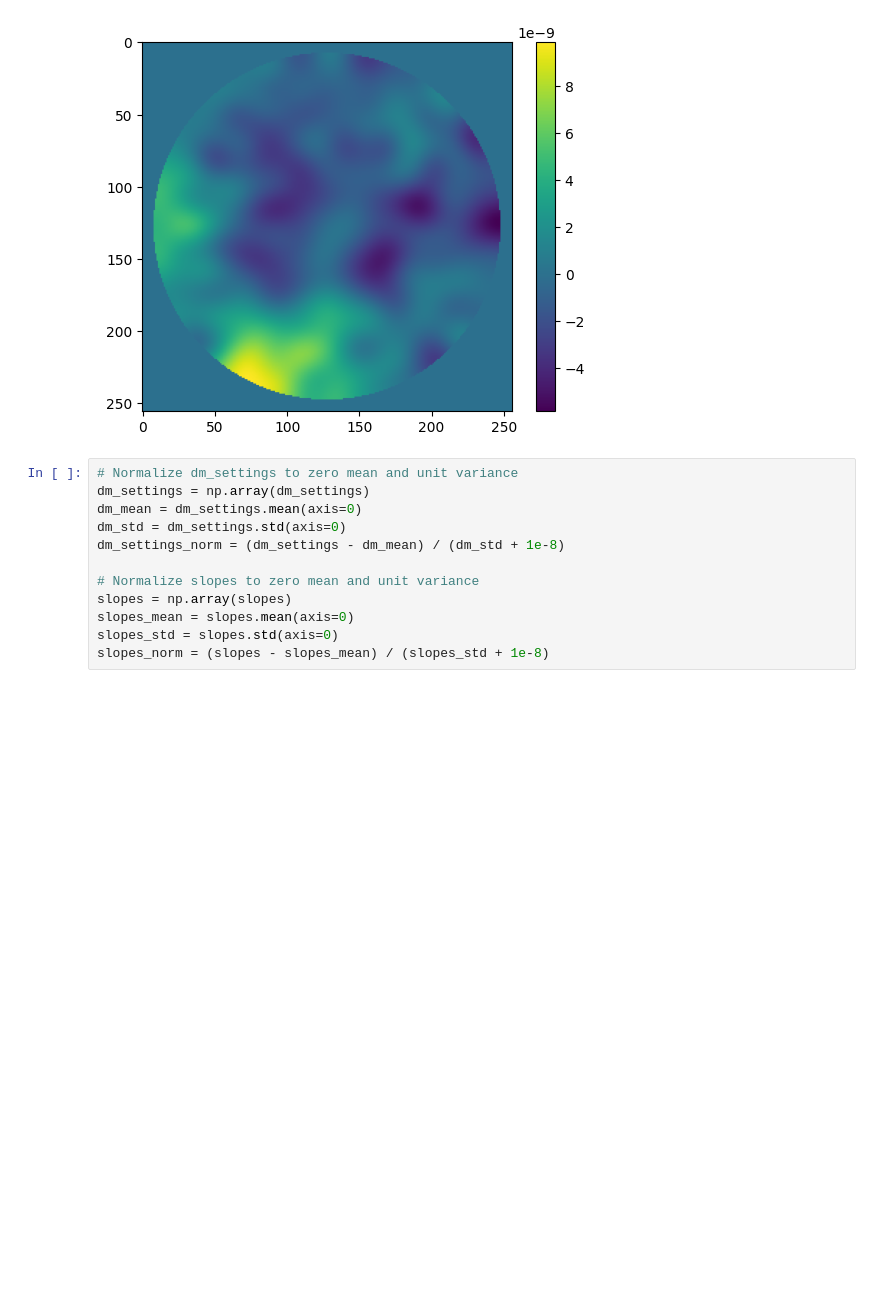
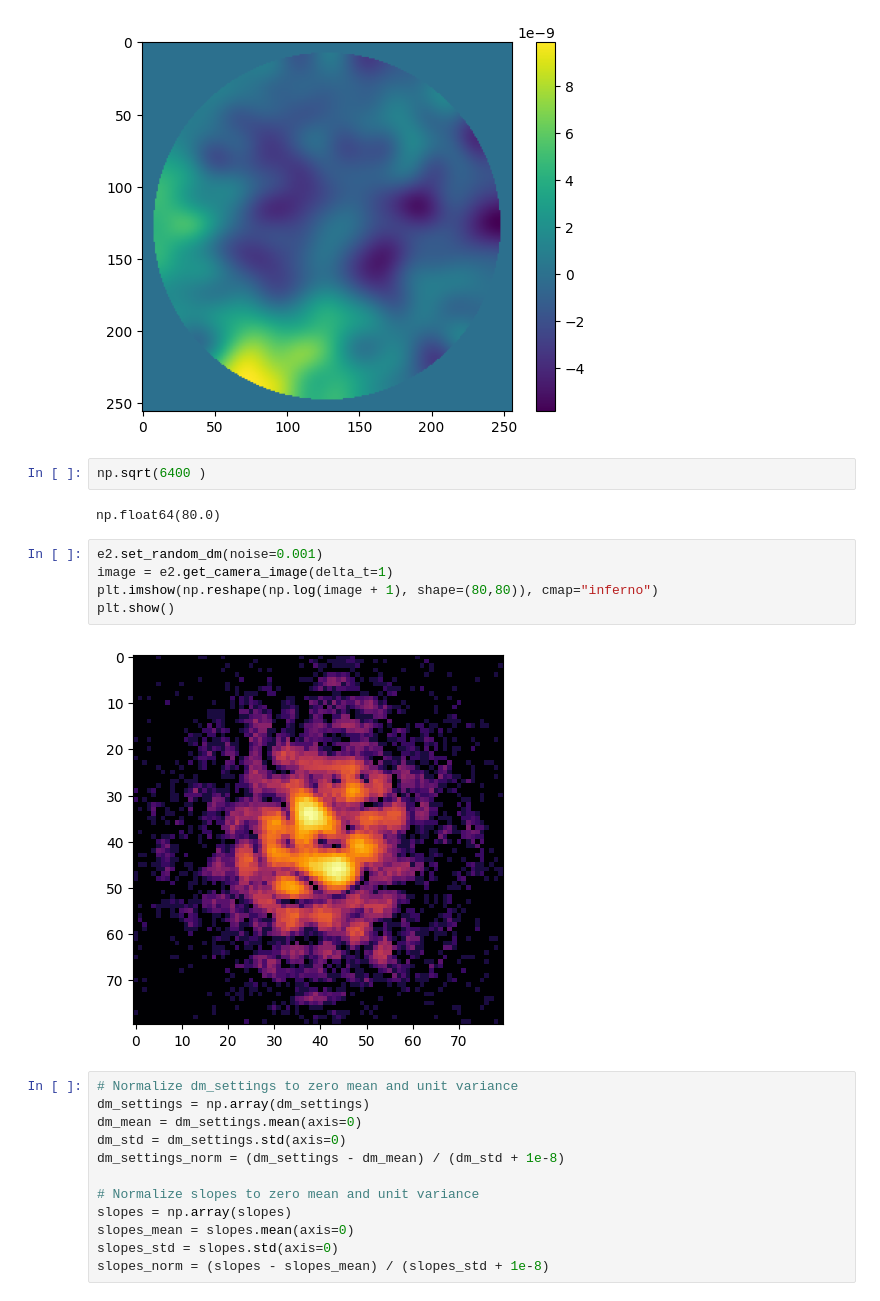
Before and after one commit to AlexeiKorolev/NASA-RL-Wavefront-Control, a Jupyter notebook: RL/data_generator.ipynb, the cells around one changed output. Cells and saved outputs as stored; diff of their text form; blank space fills up the shorter version.

```diff
--- a/RL/data_generator.ipynb
+++ b/RL/data_generator.ipynb
@@ -58,6 +58,17 @@ plt.colorbar()
 plt.show()
 # %% [output]
 [figure]
+# %%
+np.sqrt(6400 )
+# %% [output]
+np.float64(80.0)
+# %%
+e2.set_random_dm(noise=0.001)
+image = e2.get_camera_image(delta_t=1)
+plt.imshow(np.reshape(np.log(image + 1), shape=(80,80)), cmap="inferno")
+plt.show()
+# %% [output]
+[figure, added]
 # %%
 # Normalize dm_settings to zero mean and unit variance
 dm_settings = np.array(dm_settings)
```
Also changed, not shown: 31 other files.
